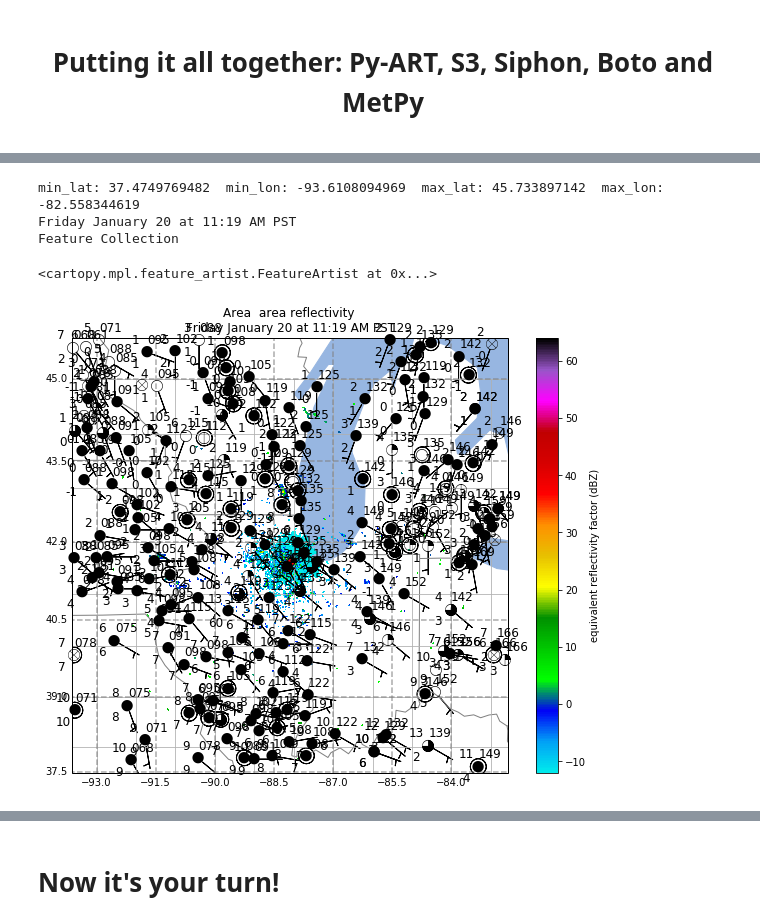
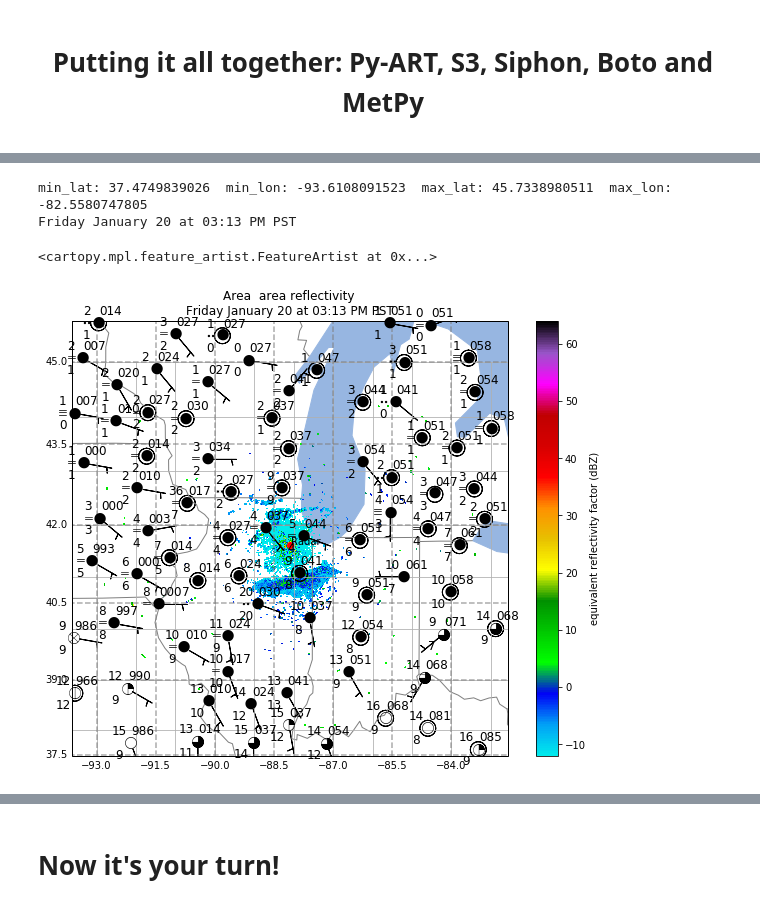
Before and after one commit to openradar/AMS_radar_in_the_cloud, a Jupyter notebook: notebooks/Putting_it_all_together.ipynb, the cells around one changed output, grey strips where cells are left out. Cells and saved outputs as stored; diff of their text form; code cells hidden in the pictures.

```diff
--- a/notebooks/Putting_it_all_together.ipynb
+++ b/notebooks/Putting_it_all_together.ipynb
@@ -244 +290,37 @@ stationplot.plot_barb(u, v)
+# %%
+# Function to do some data reduction for us
+def filter_data(data_dict, projection, radius=100000, sort_key=None, bbox=None):
+    'Reduce station density and remove stations outside given bounding box.'
+    # Pull location information from our data dictionary
+    lats = data_dict['latitude'][:]
+    lons = data_dict['longitude'][:]
+
+    # Project the lons and lats
+    proj_pts = projection.transform_points(cartopy.crs.PlateCarree(), lons, lats)[..., :-1]
+
+    # Only pay attention to points in the passed-in bounding box (if given)
+    if bbox:
+        min_lon, max_lon, min_lat, max_lat = bbox
+        bounds_x, bounds_y = projection.transform_points(cartopy.crs.PlateCarree(),
+                                                         np.array([min_lon, min_lon, max_lon, max_lon]),
+                                                         np.array([min_lat, max_lat, min_lat, max_lat]))[..., :-1].T
+        min_x = bounds_x.min()
+        max_x = bounds_x.max()
+        min_y = bounds_y.min()
+        max_y = bounds_y.max()
+        proj_x, proj_y = proj_pts.T
+        box_mask = (proj_x > min_x) & (proj_x < max_x) & (proj_y > min_y) & (proj_y < max_y)
+    else:
+        box_mask = np.ones(lons.shape, dtype=np.bool)
+
+    # Reduce the stations on the map--order by the specified field
+    keep = thin_points(proj_pts, radius=radius, sort_key=data_dict.get(sort_key))
+
+    # Combine the masks
+    keep = keep & box_mask
+
+    # Use the mask on every field in the dictionary--use keys so we can modify the dict
+    # while iterating
+    for key in data_dict.keys():
+        data_dict[key] = data_dict[key][keep]
 # %%
@@ -528,9 +603,8 @@ Feature Collection
 # %%
-radar_plus_obs('KLOT', datetime.utcnow())
-plt.gca().add_feature(cartopy.feature.LAKES, zorder=0)
+display = radar_plus_obs('KLOT', datetime.utcnow(), station_radius=90000.)
+display.ax.add_feature(cartopy.feature.LAKES, zorder=0)
 # %% [output]
-min_lat: 37.4749769482  min_lon: -93.6108094969  max_lat: 45.733897142  max_lon: -82.558344619
-Friday January 20 at 11:19 AM PST
-Feature Collection
+min_lat: 37.4749839026  min_lon: -93.6108091523  max_lat: 45.7338980511  max_lon: -82.5580747805
+Friday January 20 at 03:13 PM PST
 <cartopy.mpl.feature_artist.FeatureArtist at 0x...>
-[figure, old version]
+[figure, new version]
```
Also changed, not shown: parts of 16 cells of this notebook.
